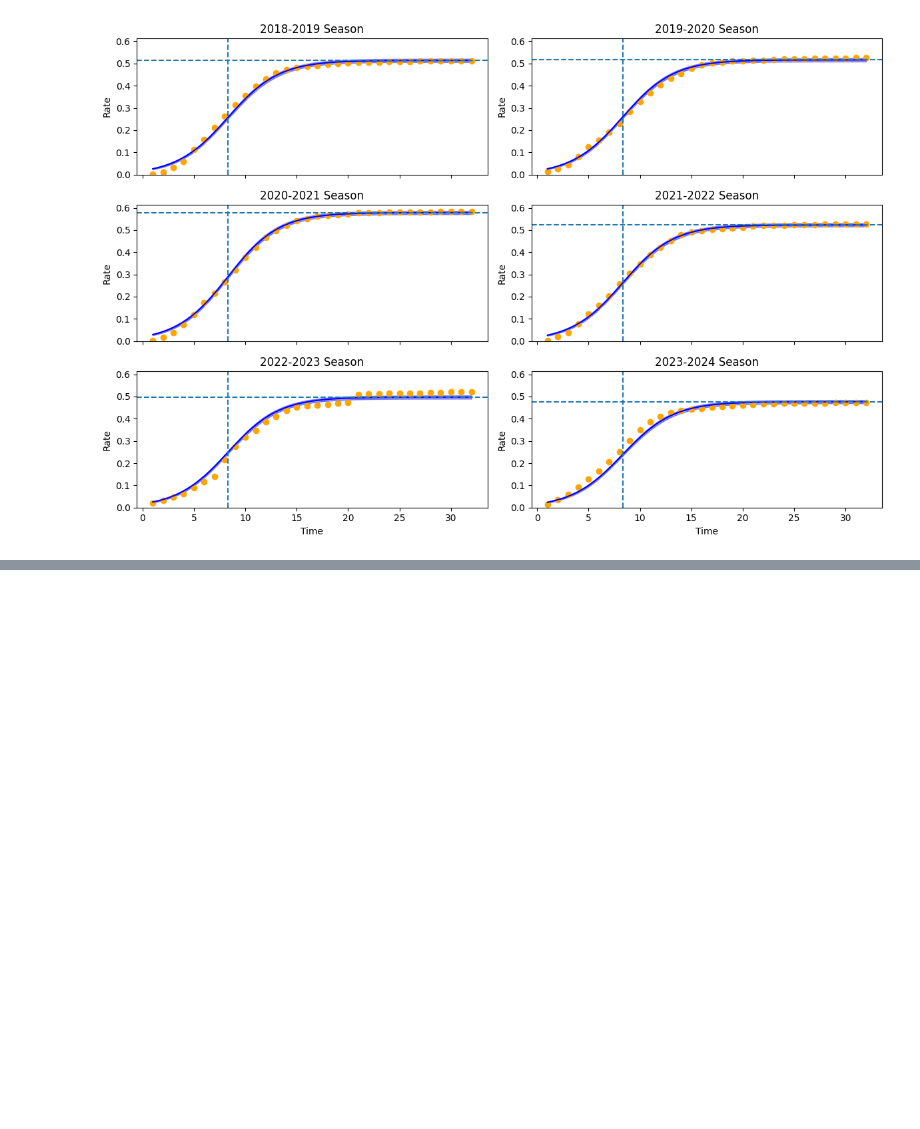
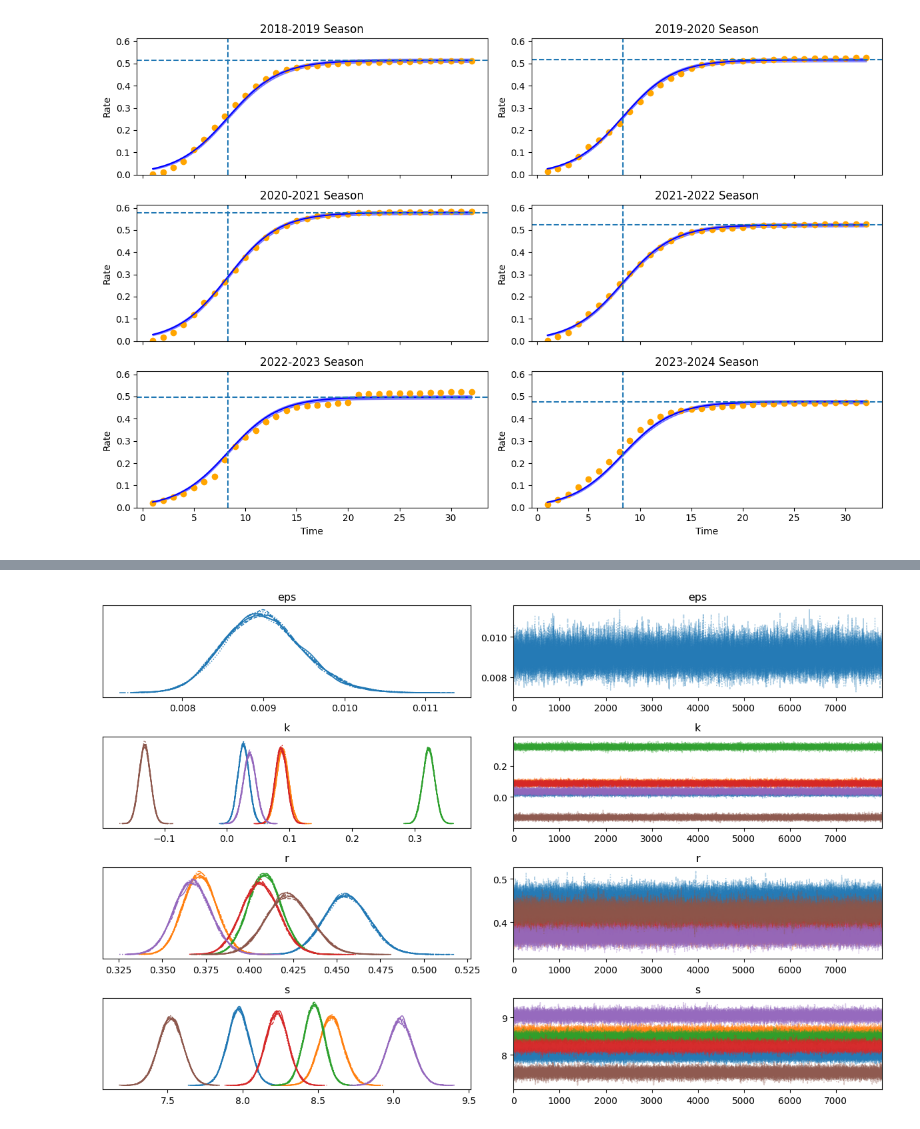
Before and after one commit to ACCIDDA/vaxflux, a Jupyter notebook: notebooks/multiseason_model.ipynb, the cells around one changed output, grey strips where cells are left out. Saved outputs shown, nothing was run; the diff lists cells and outputs as text; code cells hidden in the pictures; blank space fills up the shorter version.

```diff
--- a/notebooks/multiseason_model.ipynb
+++ b/notebooks/multiseason_model.ipynb
@@ -198,0 +219,13 @@ Overall these model fits look good, there are some worthwhile notes though:
+# %%
+uptake_config = UptakeModelConfig(
+    name="Multi-Season National Uptake Model 2",
+    data=vacc_df,
+    eps_prior=0.1,
+    k_prior=(0.0, 2.0),
+    r_prior=(0.5, 0.25),
+    s_prior=(10.0, 3.0),
+    r_season_stratified=True,
+    s_season_stratified=True,
+)
+model = create_multilevel_model(uptake_config)
+pm.model_to_graphviz(model)
@@ -198,0 +236,7 @@ Overall these model fits look good, there are some worthwhile notes though:
+# %%
+chains = 8
+samples = 1000 * chains
+with model:
+    trace = pm.sample(
+        draws=samples, tune=samples, chains=chains, cores=2, random_seed=123
+    )
@@ -198,0 +271,5 @@ Overall these model fits look good, there are some worthwhile notes though:
+# %%
+axes = az.plot_trace(trace, kind="trace")
+plt.tight_layout()
+# %% [output]
+[figure, added]
```
Also changed, not shown: parts of 9 cells of this notebook, 1 other file.
